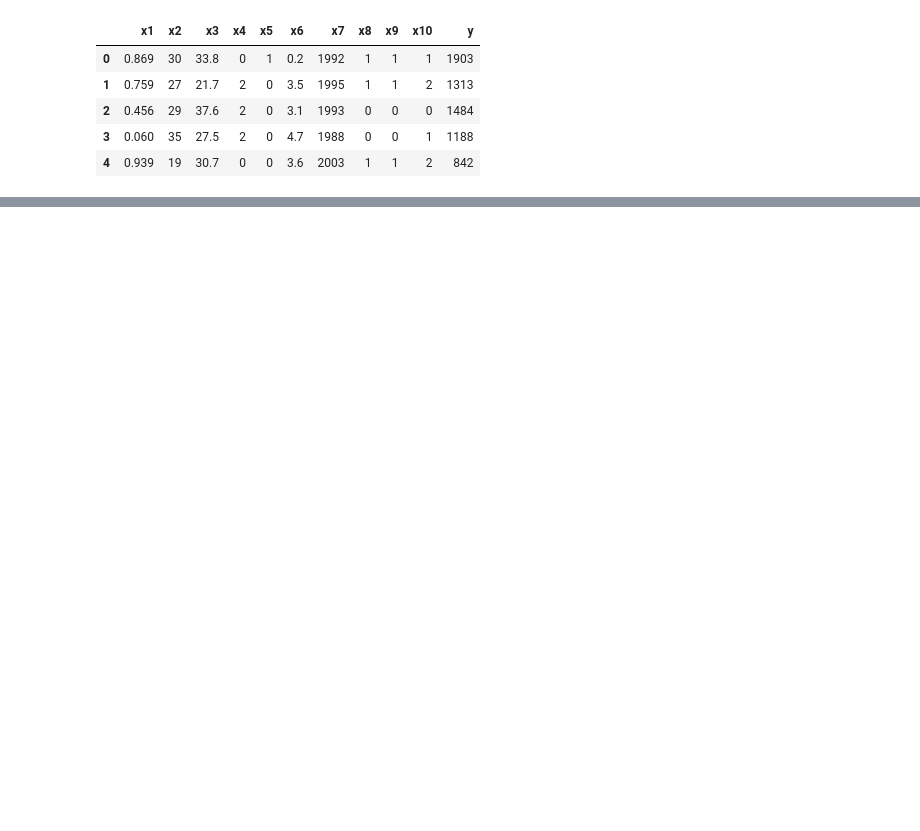
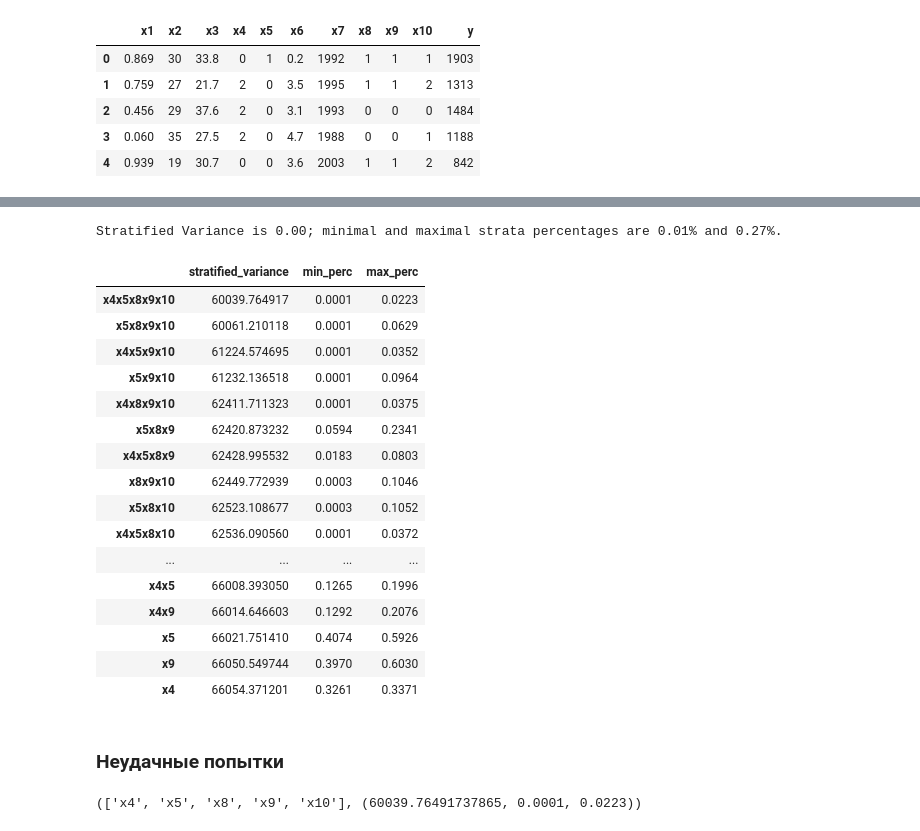
Before and after one commit to ib-rain/kc, a Jupyter notebook: simulator_ab/08_Solution.ipynb, the cells around one changed output, grey strips where cells are left out. Cells and saved outputs as stored; diff of their text form; code cells hidden in the pictures; blank space fills up the shorter version.

```diff
--- a/simulator_ab/08_Solution.ipynb
+++ b/simulator_ab/08_Solution.ipynb
@@ -90,0 +108,78 @@ df['strat'] = get_strats(df_features)
+# %%
+def calc_strat_params(df, strat):
+    """Вычисляет стратифицированную дисперсию и минимальную долю страт."""
+    strat_variances = df.groupby(strat)['y'].var()
+    weights = df[strat].value_counts(normalize=True)
+
+    stratified_variance = (strat_variances * weights).sum()
+    # min_perc = weights.min()
+
+    return (stratified_variance, weights.min(), weights.max())
+
+
+def print_strat_params(stratified_variance, min_perc, max_perc):
+    print('Stratified Variance is {:,.2f}; minimal and maximal strata percentages are {:.2%} and {:.2%}.'.format(
+        stratified_variance,
+        min_perc,
+        max_perc
+    ))
+# %%
+df_features = df.drop('y', axis=1)
+df['strat'] = get_strats(df_features)
+
+stratified_variance, min_perc, max_perc = calc_strat_params(df, 'y')
+print_strat_params(stratified_variance, min_perc, max_perc)
+# %% [output]
+Stratified Variance is 0.00; minimal and maximal strata percentages are 0.01% and 0.27%.
+# %%
+strat_params = {}
+
+categories_combinations = []
+for r in range(1, len(categories_list)+1):
+    categories_combinations.extend(combinations(categories_list, r))
+
+for (i, category) in enumerate(categories_combinations):
+    if len(category) == 1:
+        categories_combinations[i] = category[0]
+    else:
+        categories_combinations[i] = list(category)
+
+# categories_combinations
+# %%
+for category in categories_combinations:
+    strat_params["".join(category)] = calc_strat_params(df, category)
+
+strat_params = pd.DataFrame(
+    data=strat_params.values(),
+    columns=['stratified_variance', 'min_perc', 'max_perc'],
+    index=strat_params.keys()
+)
+
+strat_params.sort_values(by=['stratified_variance', 'min_perc'], ascending=[True, True])#.head(10)
+# %% [output]
+|  | stratified_variance | min_perc | max_perc |
+| x4x5x8x9x10 | 60039.764917 | 0.0001 | 0.0223 |
+| x5x8x9x10 | 60061.210118 | 0.0001 | 0.0629 |
+| x4x5x9x10 | 61224.574695 | 0.0001 | 0.0352 |
+| x5x9x10 | 61232.136518 | 0.0001 | 0.0964 |
+| x4x8x9x10 | 62411.711323 | 0.0001 | 0.0375 |
+| x5x8x9 | 62420.873232 | 0.0594 | 0.2341 |
+| x4x5x8x9 | 62428.995532 | 0.0183 | 0.0803 |
+| x8x9x10 | 62449.772939 | 0.0003 | 0.1046 |
+| x5x8x10 | 62523.108677 | 0.0003 | 0.1052 |
+| x4x5x8x10 | 62536.090560 | 0.0001 | 0.0372 |
+| ... | ... | ... | ... |
+| x4x5 | 66008.393050 | 0.1265 | 0.1996 |
+| x4x9 | 66014.646603 | 0.1292 | 0.2076 |
+| x5 | 66021.751410 | 0.4074 | 0.5926 |
+| x9 | 66050.549744 | 0.3970 | 0.6030 |
+| x4 | 66054.371201 | 0.3261 | 0.3371 |
+# %% [markdown]
+### Неудачные попытки
+# %%
+stratas = categories_list
+# stratas = ['x8', 'x9', 'x10']
+
+stratas, calc_strat_params(df, stratas)
+# %% [output]
+(['x4', 'x5', 'x8', 'x9', 'x10'], (60039.76491737865, 0.0001, 0.0223))
```
Also changed, not shown: parts of 32 cells of this notebook, 1 other file.
